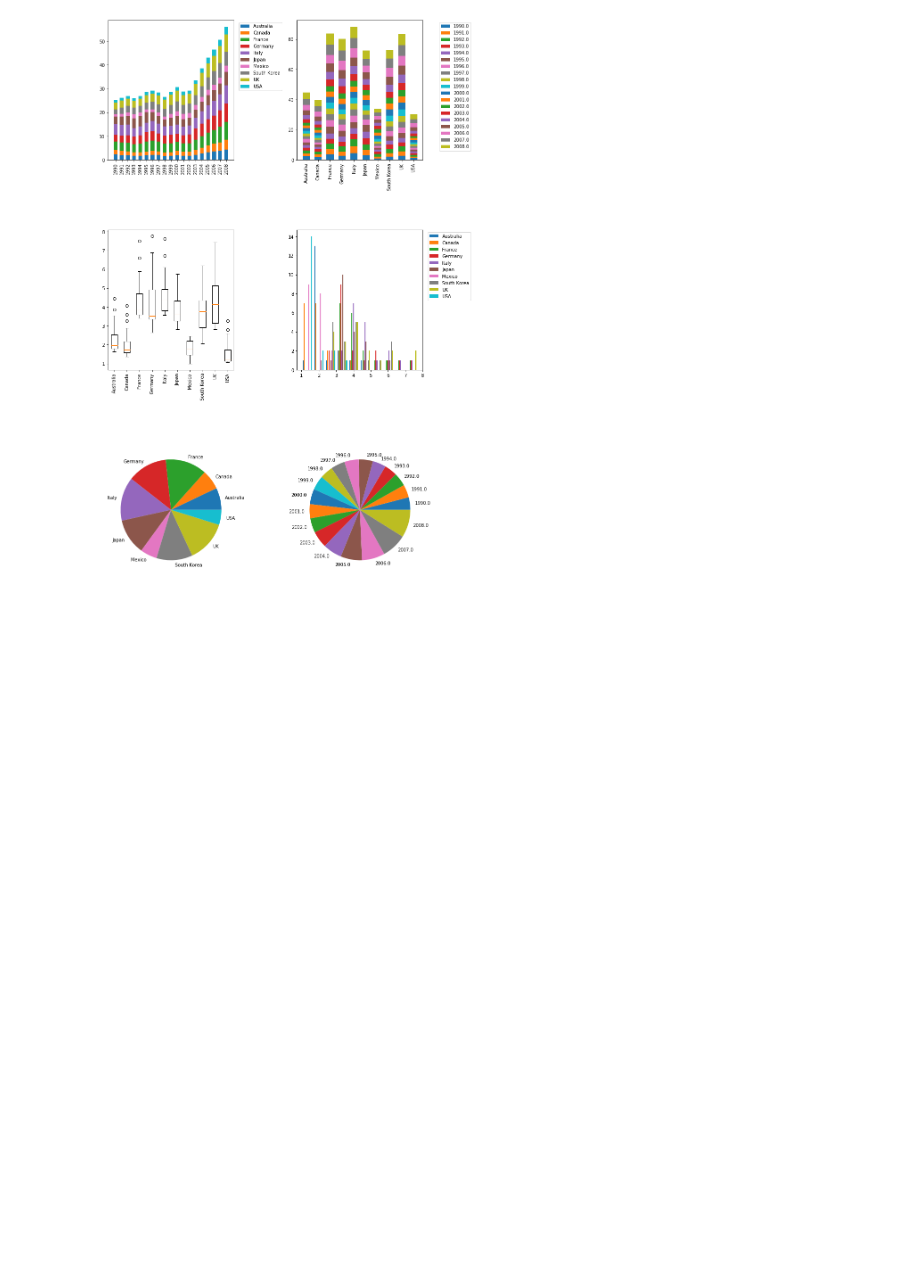
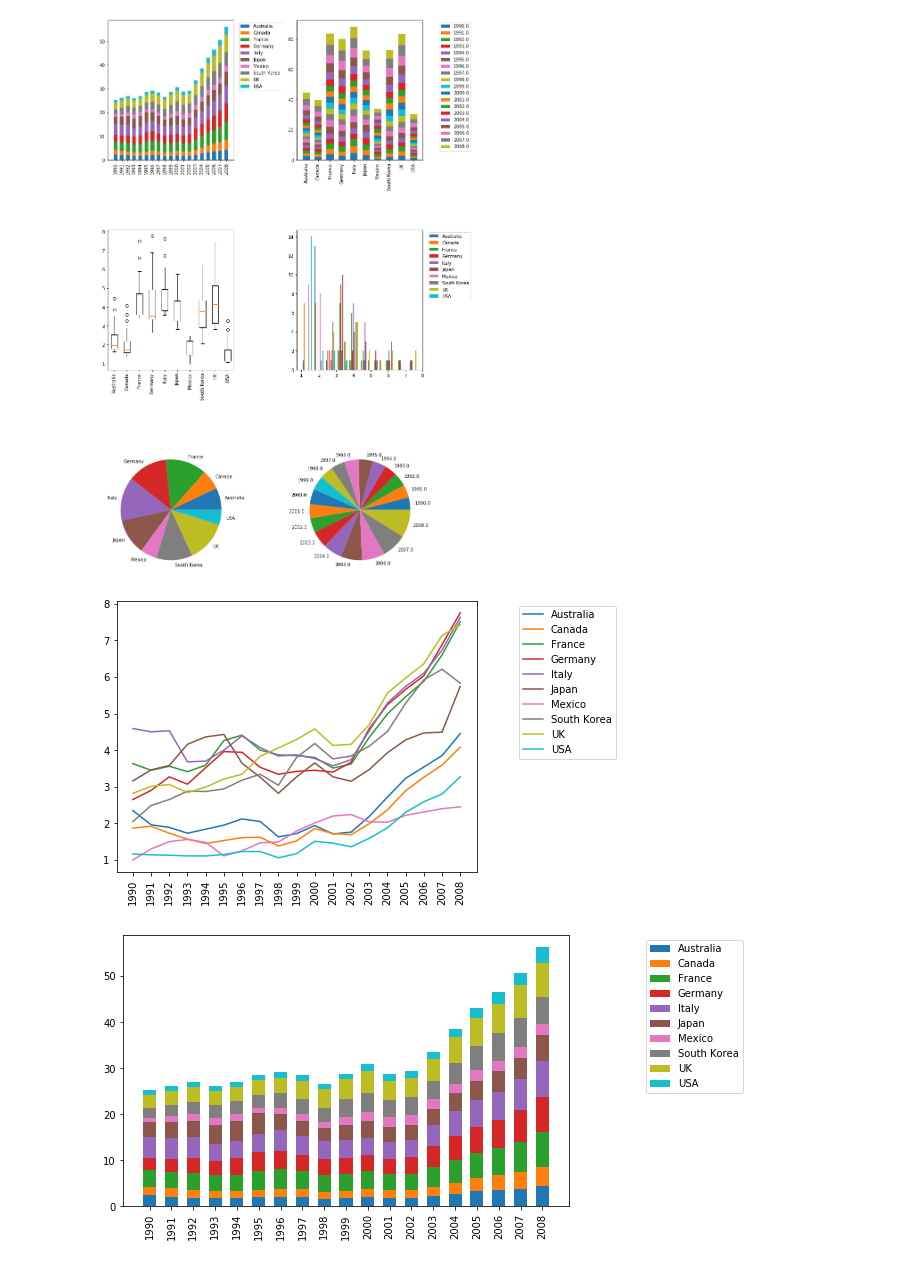
Before and after one commit to gsharansingh/easygplot, a Jupyter notebook: test.ipynb, the cells around one changed output. Cells and saved outputs as stored; diff of their text form; code cells hidden in the pictures; blank space fills up the shorter version.

```diff
--- a/test.ipynb
+++ b/test.ipynb
@@ -13 +13,9 @@ from easygplot import plot_csv, read, plot_line
 mydata = read.CSV("gasprices.csv")
+# %%
+line_plot = Plot.Line(legend=True)
+line_plot(mydata[:])
+bar_plot = Plot.Bar(legend=True)
+bar_plot(mydata[:])
+# %% [output]
+[figure, added]
+[figure, added]
```
Also changed, not shown: parts of 5 cells of this notebook, 3 other files.
